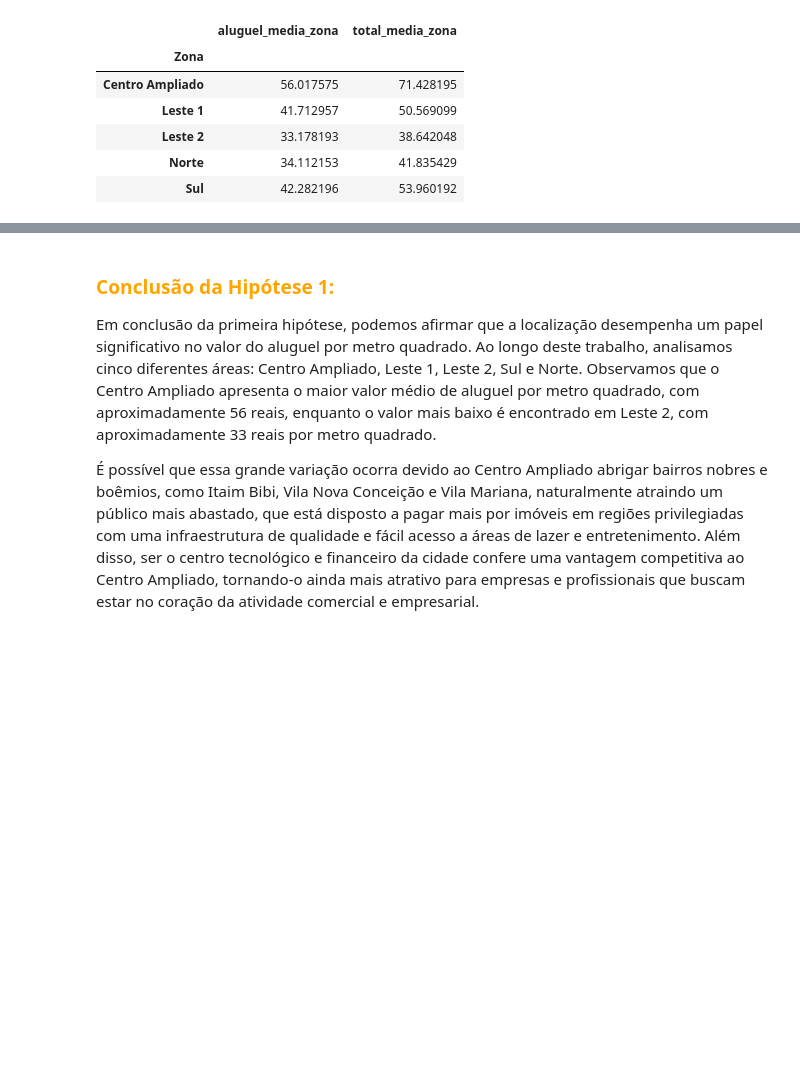
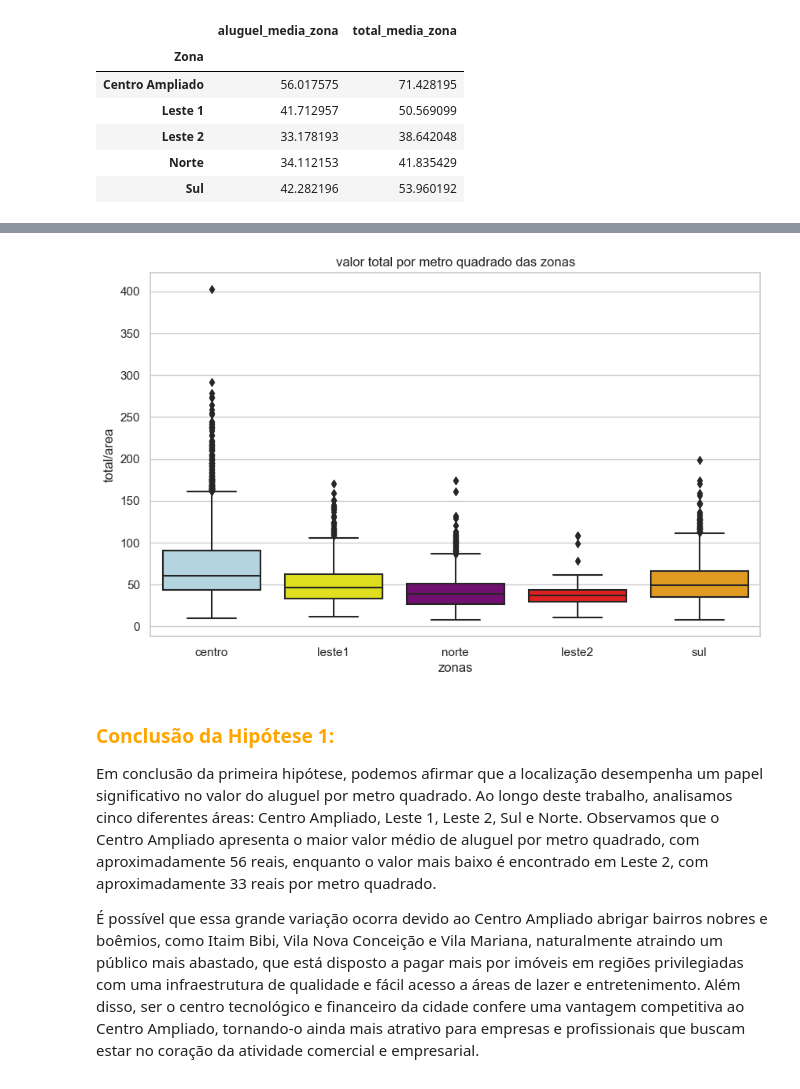
Before and after one commit to kimju03/aluguel-de-casa-em-SP, a Jupyter notebook: analise.ipynb, the cells around one changed output, grey strips where cells are left out. Cells and saved outputs as stored; diff of their text form; code cells hidden in the pictures; blank space fills up the shorter version.

```diff
--- a/analise.ipynb
+++ b/analise.ipynb
@@ -616,3 +658,22 @@ plt.show()
+# %%
+# Vamos combinar os DataFrames em um único DataFrame
+criterio2='total/area'
+data_box1 = [data_centro[criterio2], data_leste1[criterio2], data_norte[criterio2], data_leste2[criterio2],data_sul[criterio2]]
+combined_box1 = pd.concat(data_box1, keys=['centro', 'leste1', 'norte', 'leste2','sul'])
+
+# Plotar o box plot
+plt.figure(figsize=(10, 6))  # Define o tamanho do gráfico
+plt.title('valor total por metro quadrado das zonas')  # Título do gráfico
+plt.xlabel('zonas')  # Rótulo do eixo x
+
+# Cores personalizadas para os box plots de cada DataFrame
+cores_personalizadas = ['lightblue', 'yellow', 'purple', 'red', 'orange']
+
+# Utiliza o seaborn para plotar o box plot.
+sns.boxplot(x=combined_box1.index.get_level_values(0), y=combined_box1, palette=cores_personalizadas)
+plt.show()
+# %% [output]
+[figure, added]
 # %% [markdown]
 
 ### <span style="color:orange">**Conclusão da Hipótese 1:**</span>
```
Also changed, not shown: parts of 18 cells of this notebook, 1 other file.
